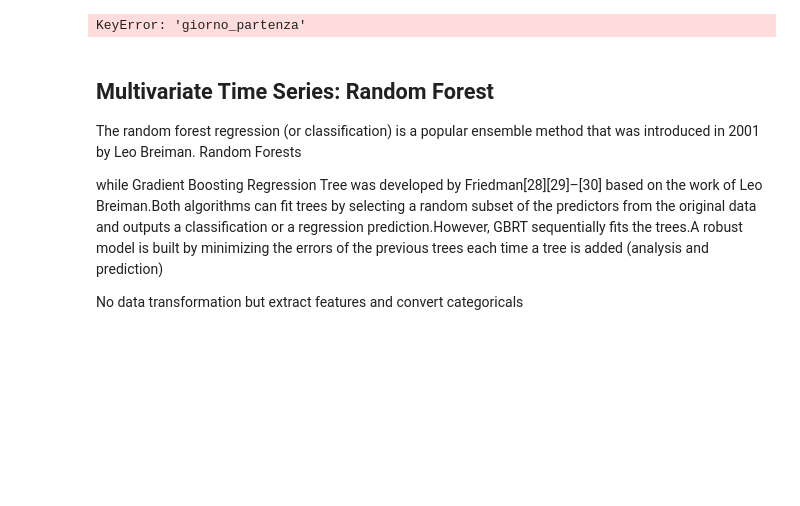
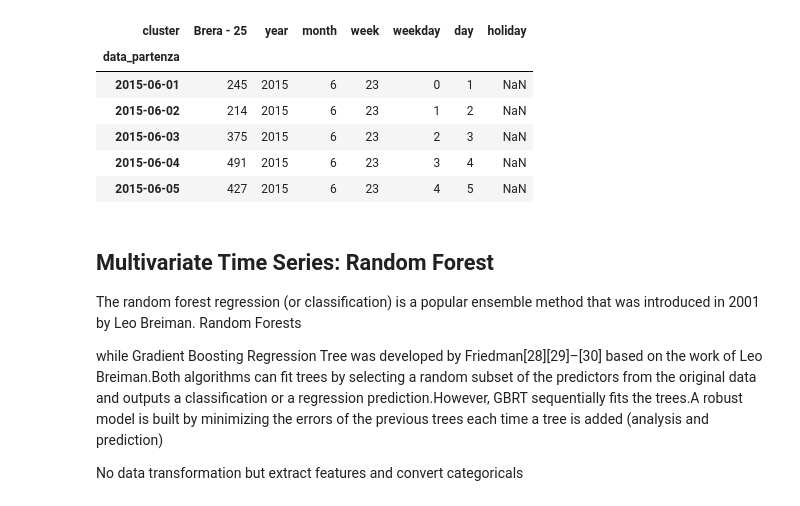
Before and after one commit to baggiponte/thesis-forecasting, a Jupyter notebook: notebooks/07-random_forest.ipynb, the cells around one changed output. Cells and saved outputs as stored; diff of their text form; code cells hidden in the pictures; blank space fills up the shorter version.

```diff
--- a/notebooks/07-random_forest.ipynb
+++ b/notebooks/07-random_forest.ipynb
@@ -49,39 +49,46 @@ def retrieve_daily_data(connection, wide: bool = False) -> pd.DataFrame:
             .asfreq("D")
     )
 
-
-def extract_features(y: pd.Series) -> pd.DataFrame:
-    def get_holidays(series: pd.Series) -> pd.Series:
-        return (
-            series
-                .pipe(pd.DataFrame)
-                .reset_index()["data_partenza"]
-                .apply(lambda d: holidays.CountryHoliday("IT").get(d))
-                .astype("category")
-        )
-
-    data = pd.DataFrame(y)
-
-    data["year"] = y.index.year
-    data["month"] = y.index.month
-    data["week"] = y.index.week
-    data["weekday"] = y.index.weekday
-    data["day"] = y.index.day
-
-    data["holiday"] = y.pipe(get_holidays)
-
-    return data
-
-
-y: pd.DataFrame = (
+daily_rentals: pd.DataFrame = (
     retrieve_daily_data(conn, wide=True)
-    .filter(["Brera - 25"])
-    .pipe(extract_features)
 )
-
-y.head()
-# %% [output]
-KeyError: 'giorno_partenza'
+# %%
+def extract_features(y: pd.Series) -> pd.DataFrame:
+    def get_holidays(series: pd.Series) -> pd.Series:
+        return (
+            series
+                .pipe(pd.DataFrame)
+                .reset_index()["data_partenza"]
+                .apply(lambda d: holidays.CountryHoliday("IT").get(d))
+                .astype("category")
+        )
+
+    data = pd.DataFrame(y)
+
+    data["year"] = y.index.year
+    data["month"] = y.index.month
+    data["week"] = y.index.week
+    data["weekday"] = y.index.weekday
+    data["day"] = y.index.day
+
+    data["holiday"] = y.pipe(get_holidays)
+
+    return data
+
+
+y: pd.DataFrame = (
+    retrieve_daily_data(conn, wide=True)
+    .filter(["Brera - 25"])
+    .pipe(extract_features)
+)
+# %% [output]
+| cluster | Brera - 25 | year | month | week | weekday | day | holiday |
+| data_partenza |  |  |  |  |  |  |  |
+| 2015-06-01 | 245 | 2015 | 6 | 23 | 0 | 1 | NaN |
+| 2015-06-02 | 214 | 2015 | 6 | 23 | 1 | 2 | NaN |
+| 2015-06-03 | 375 | 2015 | 6 | 23 | 2 | 3 | NaN |
+| 2015-06-04 | 491 | 2015 | 6 | 23 | 3 | 4 | NaN |
+| 2015-06-05 | 427 | 2015 | 6 | 23 | 4 | 5 | NaN |
 # %% [markdown]
 ## Multivariate Time Series: Random Forest
 
```
Also changed, not shown: 23 other files.
